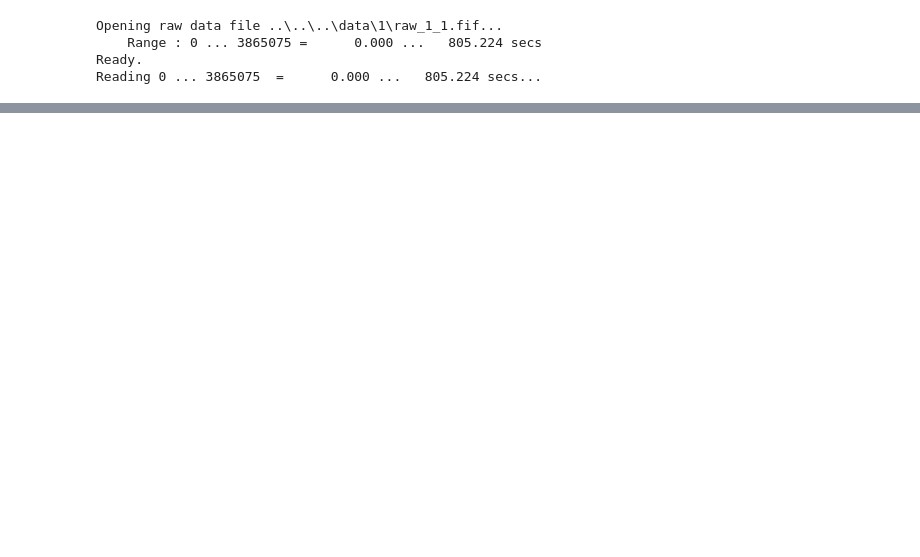
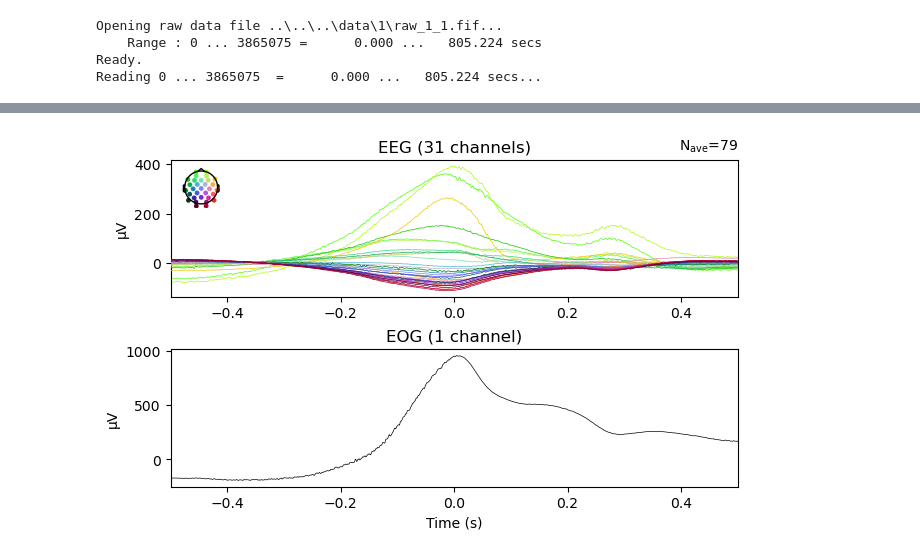
Before and after one commit to Shawnzty/tRNS-Intelligence, a Jupyter notebook: processing/prepare_raw_file/repair_EOG.ipynb, the cells around one changed output, grey strips where cells are left out. Drawn from its saved outputs; the diff is of its cells as text; code cells hidden in the pictures; blank space fills up the shorter version.

```diff
--- a/processing/prepare_raw_file/repair_EOG.ipynb
+++ b/processing/prepare_raw_file/repair_EOG.ipynb
@@ -74,0 +216,9 @@ No projector specified for this dataset. Please consider the method self.add_pro
+# %%
+# we'll try to keep a consistent ylim across figures
+plot_kwargs = dict(picks=["eeg","eog"])
+
+# plot the evoked for the EEG and the EOG sensors
+fig = eog_epochs.average("all").plot(**plot_kwargs)
+fig.set_size_inches(6, 6)
+# %% [output]
+[figure, added]
```
Also changed, not shown: parts of 14 cells of this notebook, 5 other files.
